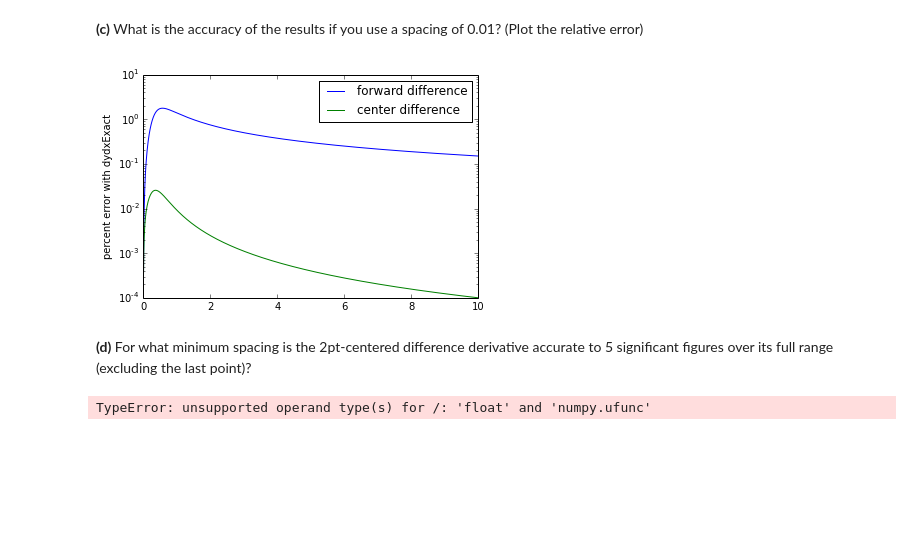
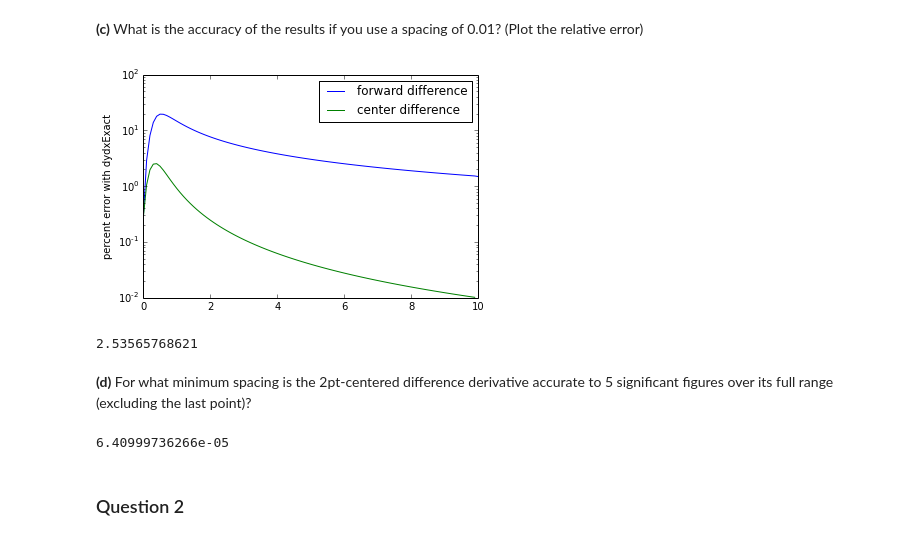
Before and after one commit to kmcombs/PHYS202-S14, a Jupyter notebook: SciPy/DifferentiationExercises.ipynb, the cells around one changed output. Saved outputs shown, nothing was run; the diff lists cells and outputs as text; code cells hidden in the pictures; blank space fills up the shorter version.

```diff
--- a/SciPy/DifferentiationExercises.ipynb
+++ b/SciPy/DifferentiationExercises.ipynb
@@ -80,29 +82,31 @@ twoPtForwardDiff
 # %% [markdown]
 **(c)** What is the accuracy of the results if you use a spacing of 0.01? (Plot the relative error)
 # %%
-x = np.arange(0., 10.01, .01)
+x = np.arange(0., 10.01, .1)
 y = 8*x**4 + 3*x
 dydxExact = 32*x**3 + 3
 percentError = 100*abs( twoPtForwardDiff(x,y) - dydxExact )/dydxExact
 percentError1 = 100*abs( twoPtCenteredDiff(x,y)[0:-1] - dydxExact[0:-1] )/dydxExact[0:-1]
 
 #Use a semilog y-axis to see the variation better
 plt.semilogy(x, percentError, label='forward difference')
 plt.semilogy(x[0:-1], percentError1, label='center difference')
 plt.ylabel("percent error with dydxExact")
 plt.legend(loc="upper right")
 plt.show()
+print max(percentError1)
 # %% [output]
-[figure, old version]
+[figure, new version]
+2.53565768621
 # %% [markdown]
 **(d)** For what minimum spacing is the 2pt-centered difference derivative accurate to 5 significant figures over its full range (excluding the last point)?
 # %%
-x = np.arange(0., 10.01, spacing)
+x = np.arange(0., 10.01, 0.0005)
 y = 8*x**4 + 3*x
 dydxExact = 32*x**3 + 3
-spacing = 0.1
-while max(percentError1) <= 10**5:
-    spacing = spacing * (10 ** -1)
-    return spacing
+percentError1 = 100*abs( twoPtCenteredDiff(x,y)[0:-1] - dydxExact[0:-1] )/dydxExact[0:-1]
+print max(percentError1)
 # %% [output]
-TypeError: unsupported operand type(s) for /: 'float' and 'numpy.ufunc'
+6.40999736266e-05
+# %% [markdown]
+### Question 2
```
Also changed, not shown: parts of 5 cells of this notebook, 1 other file.
